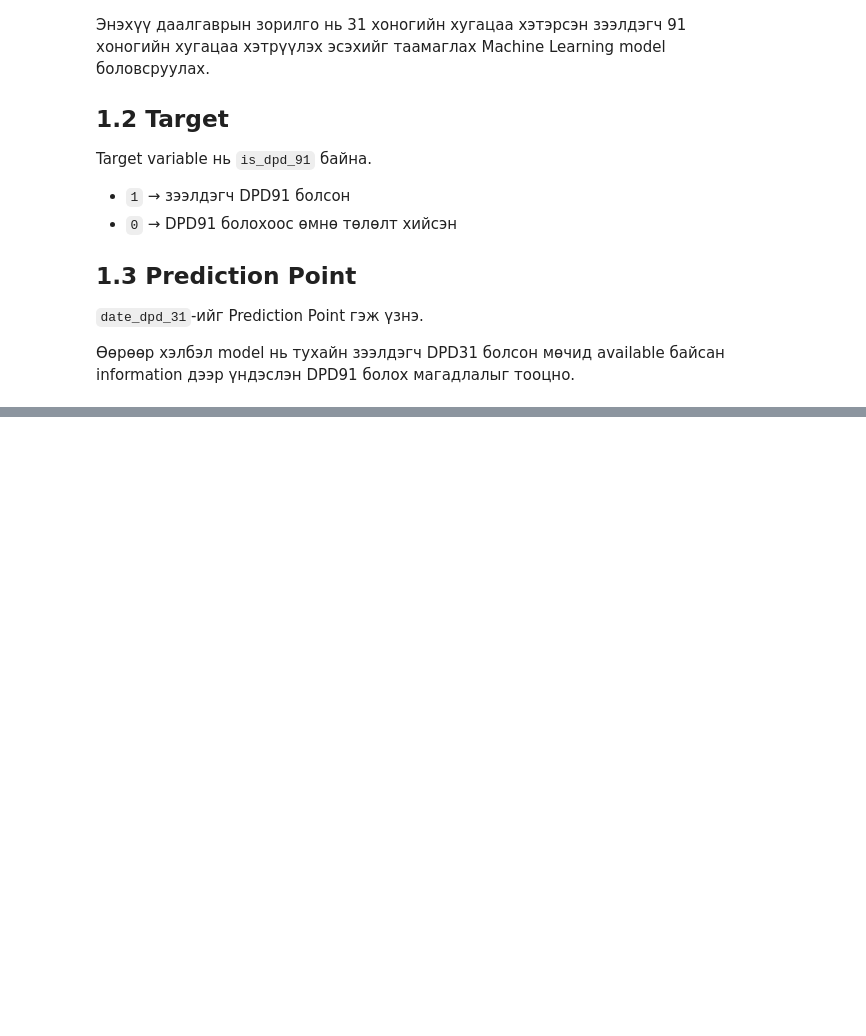
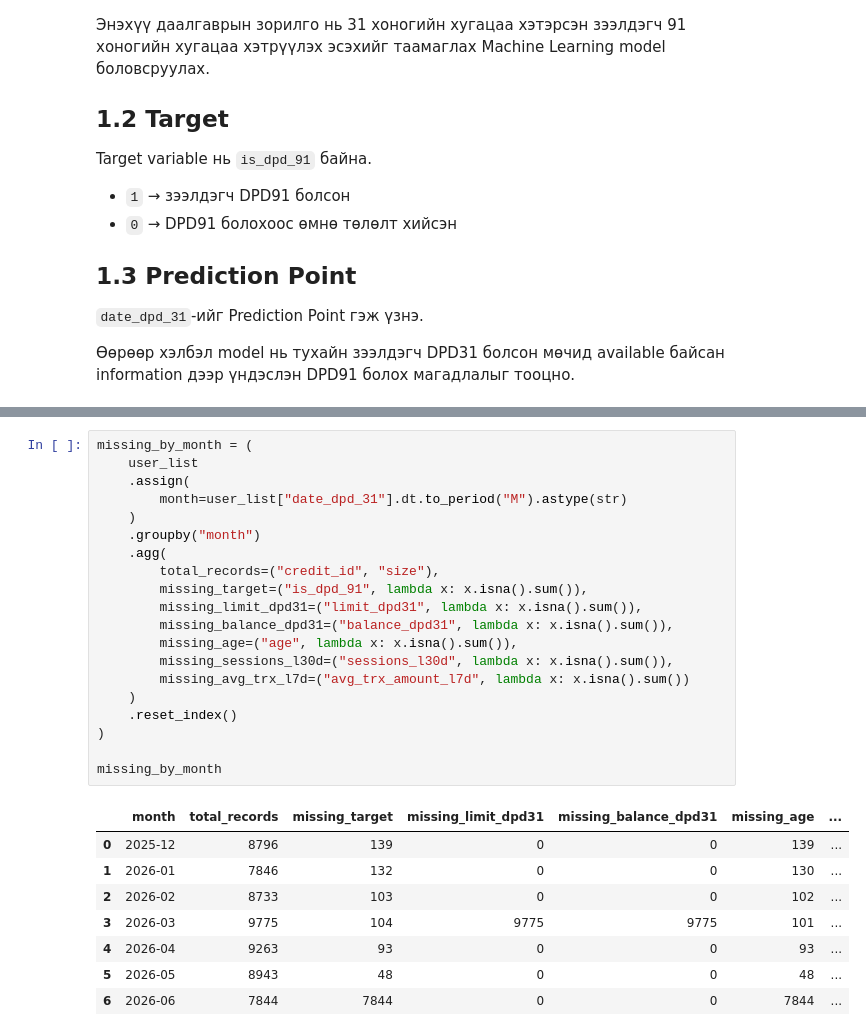
Before and after one commit to Khishigjargal42/toki_ds_task, a Jupyter notebook: notebooks/01_Toki_DPD91_Model.ipynb, the cells around one changed output, grey strips where cells are left out. Saved outputs shown, nothing was run; the diff lists cells and outputs as text; blank space fills up the shorter version.

```diff
--- a/notebooks/01_Toki_DPD91_Model.ipynb
+++ b/notebooks/01_Toki_DPD91_Model.ipynb
@@ -54,0 +120,29 @@ Sheets:
+# %%
+missing_by_month = (
+    user_list
+    .assign(
+        month=user_list["date_dpd_31"].dt.to_period("M").astype(str)
+    )
+    .groupby("month")
+    .agg(
+        total_records=("credit_id", "size"),
+        missing_target=("is_dpd_91", lambda x: x.isna().sum()),
+        missing_limit_dpd31=("limit_dpd31", lambda x: x.isna().sum()),
+        missing_balance_dpd31=("balance_dpd31", lambda x: x.isna().sum()),
+        missing_age=("age", lambda x: x.isna().sum()),
+        missing_sessions_l30d=("sessions_l30d", lambda x: x.isna().sum()),
+        missing_avg_trx_l7d=("avg_trx_amount_l7d", lambda x: x.isna().sum())
+    )
+    .reset_index()
+)
+
+missing_by_month
+# %% [output]
+|  | month | total_records | missing_target | missing_limit_dpd31 | missing_balance_dpd31 | missing_age | ... |
+| 0 | 2025-12 | 8796 | 139 | 0 | 0 | 139 | ... |
+| 1 | 2026-01 | 7846 | 132 | 0 | 0 | 130 | ... |
+| 2 | 2026-02 | 8733 | 103 | 0 | 0 | 102 | ... |
+| 3 | 2026-03 | 9775 | 104 | 9775 | 9775 | 101 | ... |
+| 4 | 2026-04 | 9263 | 93 | 0 | 0 | 93 | ... |
+| 5 | 2026-05 | 8943 | 48 | 0 | 0 | 48 | ... |
+| 6 | 2026-06 | 7844 | 7844 | 0 | 0 | 7844 | ... |
```
Also changed, not shown: parts of 22 cells of this notebook.
